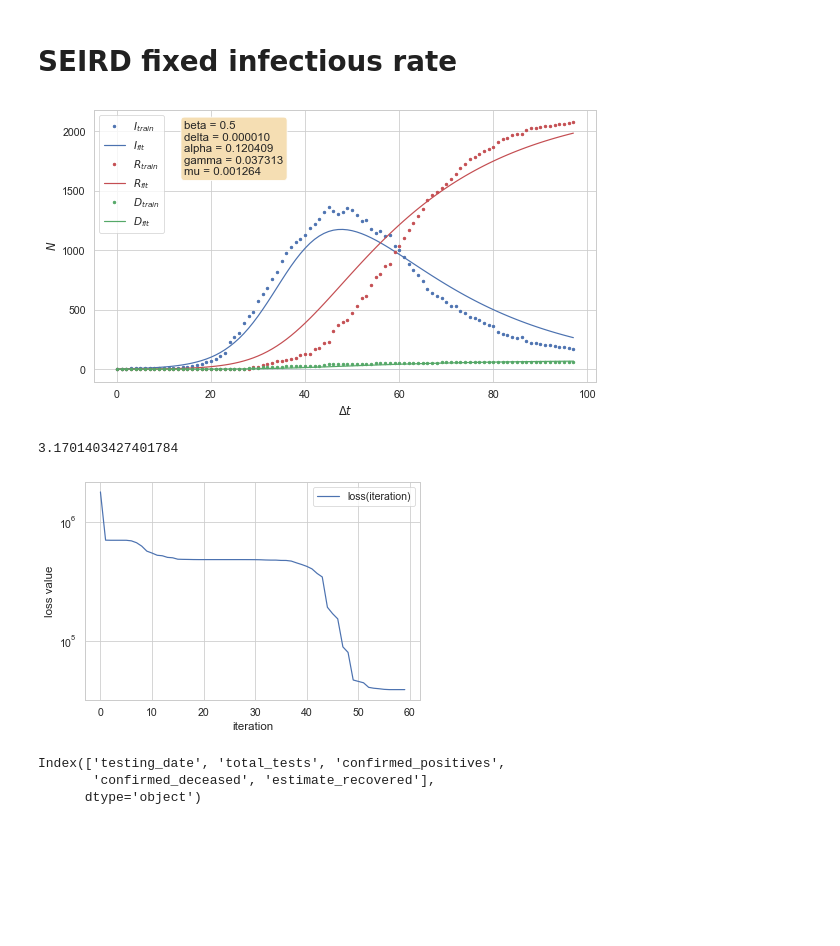
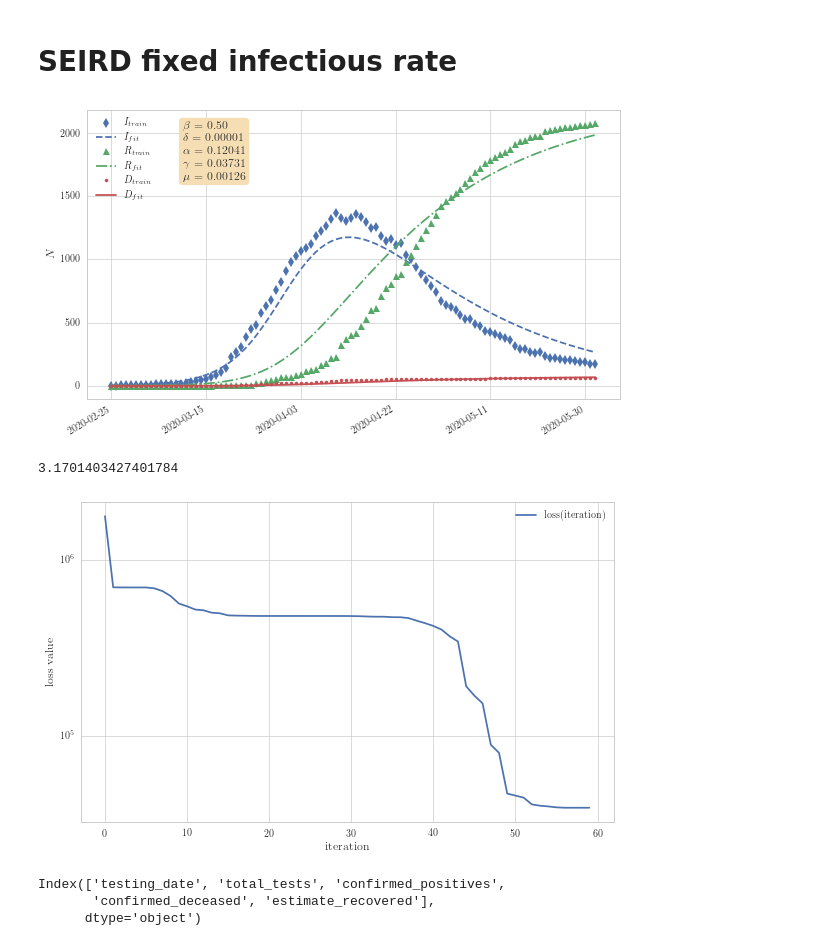
Before and after one commit to akapet00/covid-19-modelling-croatia, a Jupyter notebook: notebooks/05-SEIRD-fixed-infectious-rate-modeling.ipynb, the cells around one changed output. Cells and saved outputs as stored; diff of their text form; code cells hidden in the pictures; blank space fills up the shorter version.

```diff
--- a/notebooks/05-SEIRD-fixed-infectious-rate-modeling.ipynb
+++ b/notebooks/05-SEIRD-fixed-infectious-rate-modeling.ipynb
@@ -10,8 +10,22 @@ np.random.seed(42)
 from scipy.optimize import minimize
 from scipy.integrate import solve_ivp
 import matplotlib.pyplot as plt
-import seaborn as sns
-sns.set(context='paper', style='whitegrid', font_scale=1.2)
+from matplotlib import dates as mdates
+plt.style.use('seaborn-whitegrid')
+plt.rcParams.update({
+    'pgf.texsystem': 'pdflatex',
+    'text.usetex': True,
+    'font.family': 'serif',
+    'font.size': 12,
+    'axes.labelsize': 12,
+    'axes.grid': True,
+    'grid.linewidth': 0.7,
+    'legend.fontsize': 10,
+    'xtick.labelsize': 10,
+    'ytick.labelsize': 10,
+    'figure.figsize': (4.774*2, 2.950*2)
+})
+b, g, r = plt.rcParams['axes.prop_cycle'].by_key()['color'][:3]
 # %%
 # all data
 DATA_DIR = 'data'
@@ -131,27 +145,40 @@ model = SEIRD_model()
 # %%
 params, loss = model.fit(I_train, R_train, D_train, ic)
 # %%
+start_dt = datetime.datetime(2020, 2, 25)
+end_dt = start_dt + datetime.timedelta(I_train.size)
+dts = mdates.drange(start_dt, end_dt, datetime.timedelta(days=1))
 (S_sim, E_sim, I_sim, R_sim, D_sim) = model.simulate()
-fig = plt.figure(figsize=(9, 5))
+fig = plt.figure()
 ax = fig.subplots(nrows=1, ncols=1)
-ax.plot(I_train, '.', c='b', label='$I_{train}$')
-ax.plot(I_sim, '-', c='b', label='$I_{fit}$')
-ax.fill_between(x=list(range(I_train.shape[0])), y1=I_sim[0], y2=I_sim[2], color='b', alpha=0.1)
-ax.plot(R_train, '.', c='r', label='$R_{train}$')
-ax.plot(R_sim, '-', c='r', label='$R_{fit}$')
-ax.plot(D_train, '.', c='g', label='$D_{train}$')
-ax.plot(D_sim, '-', c='g', label='$D_{fit}$')
+ax.plot(dts, I_train, 'd', c=b, label='$I_{train}$')
+ax.plot(dts, I_sim, '--', c=b, label='$I_{fit}$')
+ax.plot(dts, R_train, '^', c=g, label='$R_{train}$')
+ax.plot(dts, R_sim, '-.', c=g, label='$R_{fit}$')
+ax.plot(dts, D_train, '.', c=r, label='$D_{train}$')
+ax.plot(dts, D_sim, '-', c=r, label='$D_{fit}$')
 ax.text(0.18, 0.96,
-        f'beta = {beta}\ndelta = {params[0]:.6f}\nalpha = {params[1]:.6f}\ngamma = {params[2]:.6f}\nmu = {params[3]:.6f}',
+        '\n'.join((
+            r'$\beta$ = %.2f' % (beta, ),
+            r'$\delta$ = %.5f' % (params[0], ),
+            r'$\alpha$ = %.5f' % (params[1], ),
+            r'$\gamma$ = %.5f' % (params[2], ),
+            r'$\mu$ = %.5f' % (params[3], )
+        )),
         transform=ax.transAxes,
         verticalalignment='top',
-        bbox=dict(boxstyle='round', facecolor='wheat', alpha=1))
-ax.set_xlabel('$\Delta t$')
+        bbox=dict(boxstyle='round', color='wheat'))
 ax.set_ylabel('$N$')
 ax.legend()
-plt.show();
+_ = fig.gca().xaxis.set_major_formatter(mdates.DateFormatter('%Y-%m-%d'))
+_ = fig.gca().xaxis.set_major_locator(mdates.DayLocator(interval=19))
+_ = plt.gcf().autofmt_xdate()
+plt.show()
+fname = 'SEIRD_fitted_fixed-beta_first-wave_uc-None'
+fig.savefig(fname=os.path.join('output', 'figs', fname + '.pdf'),
+            format='pdf', bbox_inches='tight')
 # %% [output]
-[figure, old version]
+[figure, new version]
 # %%
 # beta <= average number of contacts per person per time
 # alpha + gamma <= infectious rate = 1/(infectious time period)
@@ -163,14 +190,17 @@ R0
 # %%
 fig = plt.figure()
 ax = fig.subplots()
 ax.plot(loss, label='loss(iteration)')
 ax.set_yscale('log')
 ax.set_xlabel('iteration')
 ax.set_ylabel('loss value')
 ax.legend()
-plt.show();
+plt.show()
+fname = 'SEIRD_fitted_loss'
+fig.savefig(fname=os.path.join('output', 'figs', fname + '.pdf'),
+            format='pdf', bbox_inches='tight')
 # %% [output]
-[figure, old version]
+[figure, new version]
 # %%
 df.columns
 # %% [output]
```
Also changed, not shown: parts of 4 cells of this notebook, 4 other files.
